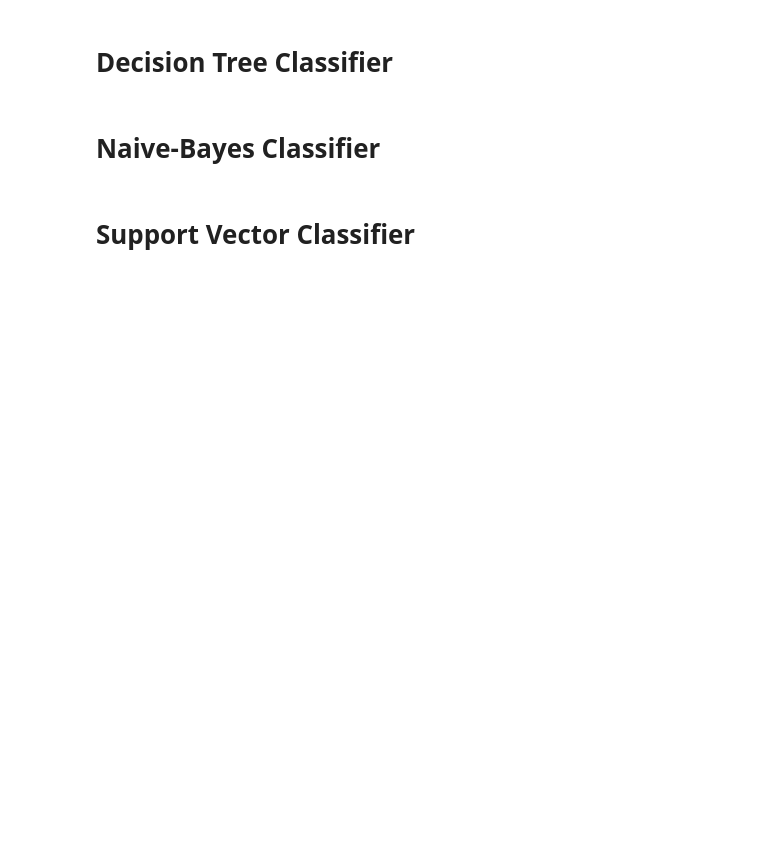
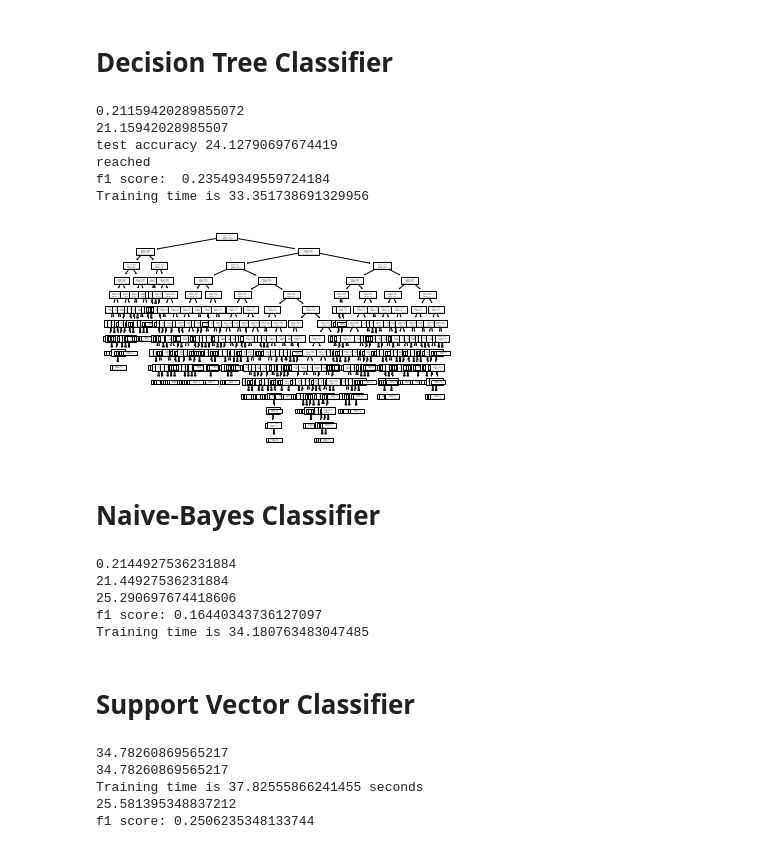
Before and after one commit to Prithvidhar/CSE4334_FinalProject, a Jupyter notebook: cse4334-mainproject.ipynb, the cells around one changed output. Drawn from its saved outputs; the diff is of its cells as text; code cells hidden in the pictures; blank space fills up the shorter version.

```diff
--- a/cse4334-mainproject.ipynb
+++ b/cse4334-mainproject.ipynb
@@ -505,6 +514,7 @@ DecisionTree = 24% with visualization
 # Adapted from https://scikit-learn.org/stable/modules/tree.html#tree
 from sklearn.datasets import load_iris
 from sklearn import tree
+import time
 import graphviz
 from sklearn.ensemble import RandomForestClassifier
 from sklearn.tree import DecisionTreeClassifier
@@ -520,6 +530,7 @@ import torch.nn as nn
 from torch.utils.data import DataLoader
 from torchvision.transforms import ToTensor
 parameters = {'criterion':('gini','entropy'), 'splitter':('best','random')}
+startT = time.time()
 images = []
 validImages = []
 testImages=[]
@@ -557,6 +568,7 @@ for i in range(len(train_data2)):
     images.append(featureExtractor(pics).detach().flatten().numpy())
     labs.append(label)
 
+
 # print(len(valid_data2))
 for j in range(len(valid_data2)):
     pics,label = valid_data2[j]
@@ -566,56 +578,48 @@ for j in range(len(testy_data2)):
     pics,label = testy_data2[j]
     testImages.append(featureExtractor(pics).detach().flatten().numpy())
     testlabs.append(label)
-# for direc in os.listdir(path):
-#     for file in os.listdir(os.path.join(path,direc)):
 
-#         i = cv2.imread(os.path.join(path,direc,file),cv2.COLOR_BGR2RGB)
-#         i = cv2.normalize(i,i)
-#         i = cv2.resize(i,(32,32))
-
-#         np.array(i)
-#         i = np.ndarray.flatten(i)
-
-#         i = np.ndarray.tolist(i)
-# #         print(np.shape(i))
-#         images.append(i)
-#         classes.append(direc)
-# print(images)
-# print(classes)
-# temp = list(zip(images,classes))
-# np.random.shuffle(temp)
-# images,classes = zip(*temp)
-# np.random.shuffle(images)
 clf = DecisionTreeClassifier(criterion='entropy')
 grid = GridSearchCV(clf,parameters)
 clf.fit(images,labs)
+stopT = time.time()
 tree.plot_tree(clf)
 print(clf.score(validImages,validlabs))
 correct = 0
 total = 0
 for i in range(len(validlabs)):
     pred = clf.predict(np.array(validImages[i]).reshape(1,-1))
     if pred == validlabs[i]:
         correct +=1
     total += 1
-    print('Actual: {0}, Predicted: {1}'.format(validlabs[i],pred))
+#     print('Actual: {0}, Predicted: {1}'.format(validlabs[i],pred))
 accuracy = (correct/total)*100
 print(accuracy)
 correct = 0
 total = 0
 c = []
 pre = []
 for i in range(len(testlabs)):
     pred = clf.predict(np.array(testImages[i]).reshape(1,-1))
-    pre.append(pre)
+    pre.append(pred)
     c.append(testlabs[i])
     if pred == testlabs[i]:
         correct +=1
     total += 1
-    print('Actual: {0}, Predicted: {1}'.format(testlabs[i],pred))
+#     print('Actual: {0}, Predicted: {1}'.format(testlabs[i],pred))
 accuracy = (correct/total)*100
 print('test accuracy',accuracy)
+print('reached')
 print('f1 score: ',f1_score(c,pre,average = 'macro'))
+print(f'Training time is {stopT-startT}')
+# %% [output]
+0.21159420289855072
+21.15942028985507
+test accuracy 24.12790697674419
+reached
+f1 score:  0.23549349559724184
+Training time is 33.351738691329956
+[figure, added]
 # %% [markdown]
 # Naive-Bayes Classifier
 # %%
@@ -623,6 +627,7 @@ from sklearn.naive_bayes import GaussianNB
 from sklearn.metrics import f1_score
 from matplotlib.pyplot import imshow
 import numpy as np
+import time
 import os
 import cv2
 import torch
@@ -631,21 +636,22 @@ import torchvision
 import torch.nn as nn
 from torch.utils.data import DataLoader
 from torchvision.transforms import ToTensor
-
+startT = time.time()
 featureExtractor = nn.Sequential(
 
         nn.Conv2d(3,64,9),
         nn.ReLU(),
 #         nn.BatchNorm2d(64),
         nn.MaxPool2d(2),
-        nn.Conv2d(64,128,3),
+        nn.Conv2d(64,256,3),
         nn.ReLU(),
 #         nn.BatchNorm2d(128),
         nn.MaxPool2d(2),
-        nn.Conv2d(128,256,3),
+        nn.Conv2d(256,1024,3),
         nn.ReLU(),
 #         nn.BatchNorm2d(),
         nn.MaxPool2d(2)
+
 
 )
 trans = torchvision.transforms.Compose([
@@ -679,13 +685,14 @@ for j in range(len(testy_data2)):
     testlabs.append(label)
 nbModel = GaussianNB()
 nbModel.fit(images,labs)
+stopT = time.time()
 print(nbModel.score(validImages,validlabs))
 correct = 0
 total = 0
 for i in range(len(validlabs)):
     pred = nbModel.predict(np.array(validImages[i]).reshape(1,-1))
     if pred == validlabs[i]:
-        print('Yippee ka yay!')
+#         print('Yippee ka yay!')
         correct +=1
     total += 1
 #     print('Actual: {0}, Predicted: {1}'.format(validlabs[i],pred))
@@ -700,13 +707,20 @@ for i in range(len(testlabs)):
     pre.append(pred)
     c.append(testlabs[i])
     if pred == testlabs[i]:
-        print('Yippee ka yay!')
+#         print('Yippee ka yay!')
         correct +=1
     total += 1
 #     print('Actual: {0}, Predicted: {1}'.format(validlabs[i],pred))
 accuracy = (correct/total)*100
 print(accuracy)
-print('f1 score:', f1_score(c,pred,average = 'macro'))
+print('f1 score:', f1_score(c,pre,average = 'macro'))
+print(f'Training time is {stopT-startT}')
+# %% [output]
+0.2144927536231884
+21.44927536231884
+25.290697674418606
+f1 score: 0.16440343736127097
+Training time is 34.180763483047485
 # %% [markdown]
 # Support Vector Classifier
 # %%
@@ -748,11 +762,11 @@ featureExtractor = nn.Sequential(
         nn.ReLU(),
 #         nn.BatchNorm2d(64),
         nn.MaxPool2d(2),
-        nn.Conv2d(64,128,3),
+        nn.Conv2d(64,256,3),
         nn.ReLU(),
 #         nn.BatchNorm2d(128),
         nn.MaxPool2d(2),
-        nn.Conv2d(128,256,3),
+        nn.Conv2d(256,1024,3),
         nn.ReLU(),
 #         nn.BatchNorm2d(),
         nn.MaxPool2d(2)
@@ -784,7 +798,7 @@ total = 0
 for i in range(len(validlabs)):
     pred = svcModel.predict(np.array(validImages[i]).reshape(1,-1))
     if pred == validlabs[i]:
-        print('Yippee ka yay!')
+#         print('Yippee ka yay!')
         correct +=1
     total += 1
 #     print('Actual: {0}, Predicted: {1}'.format(validlabs[i],pred))
@@ -792,7 +806,7 @@ accuracy = (correct/total)*100
 stop = time.time()
 print(accuracy)
 # print(grid.best_params_)
-print(f'Processing time is {stop-start} seconds')
+print(f'Training time is {stop-start} seconds')
 correct = 0
 total = 0
 c = []
@@ -802,10 +816,16 @@ for i in range(len(testlabs)):
     pre.append(pred)
     c.append(testlabs[i])
     if pred == testlabs[i]:
-        print('Yippee ka yay!')
+#         print('Yippee ka yay!')
         correct +=1
     total += 1
 #     print('Actual: {0}, Predicted: {1}'.format(validlabs[i],pred))
 accuracy = (correct/total)*100
 print(accuracy)
-print('f1 score:', f1_score(c,pred,average = 'macro'))
+print('f1 score:', f1_score(c,pre,average = 'macro'))
+# %% [output]
+34.78260869565217
+34.78260869565217
+Training time is 37.82555866241455 seconds
+25.581395348837212
+f1 score: 0.2506235348133744
```
Also changed, not shown: parts of 11 cells of this notebook.
